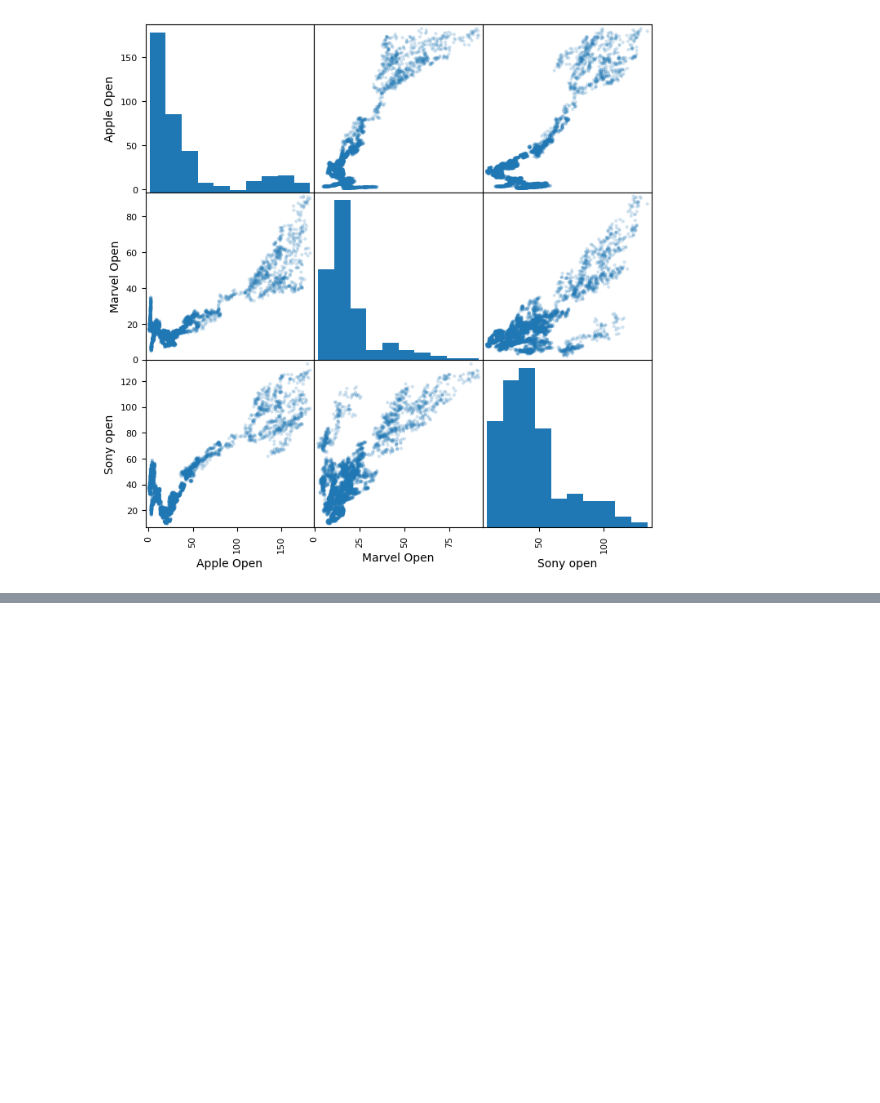
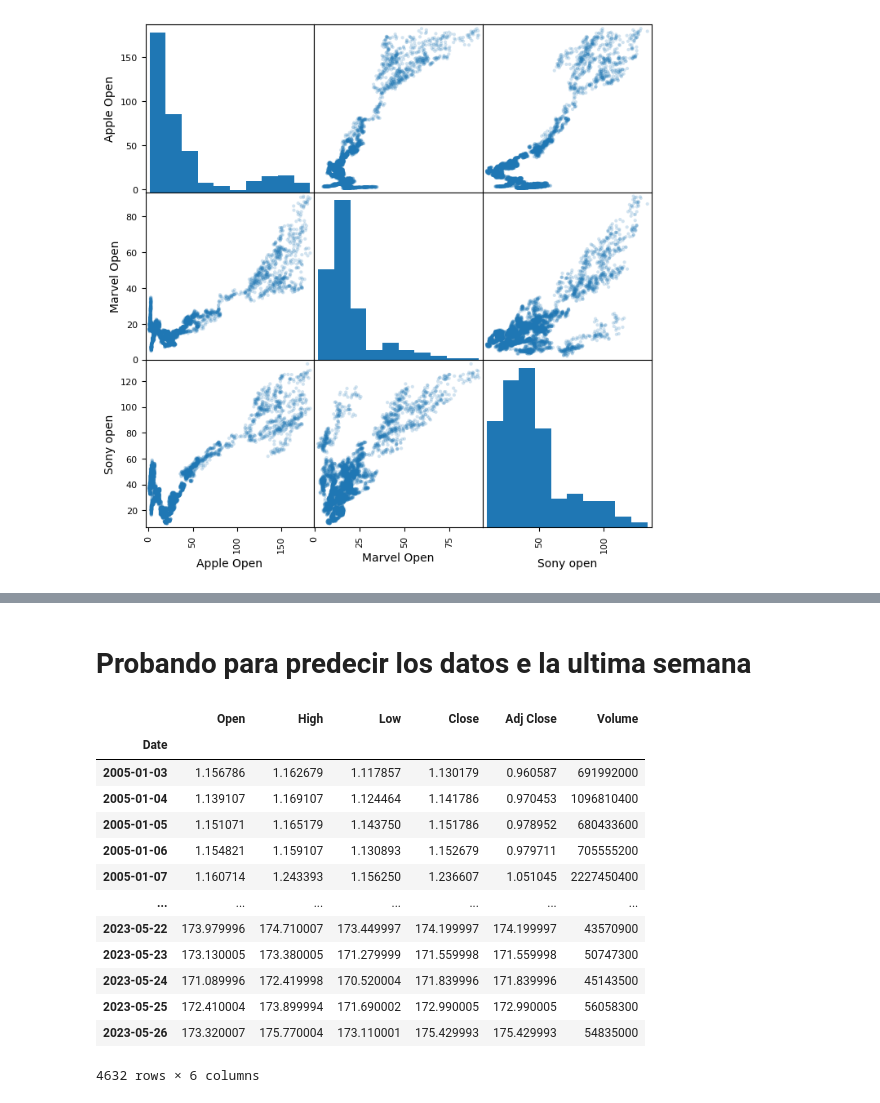
Before and after one commit to SergioAMMH/Data-Analisis, a Jupyter notebook: Proyecto Final/Proyecto Final.ipynb, the cells around one changed output, grey strips where cells are left out. Cells and saved outputs as stored; diff of their text form; code cells hidden in the pictures; blank space fills up the shorter version.

```diff
--- a/Proyecto Final/Proyecto Final.ipynb
+++ b/Proyecto Final/Proyecto Final.ipynb
@@ -236,0 +239,22 @@ plt.plot(X_T.index,y_pred)
+# %% [markdown]
+# Probando para predecir los datos e la ultima semana
+# %%
+Marvel7 = Marvel.tail(7)
+Marvel7
+Marvel7m = df.head(len(df) - 7)
+Marvel7m
+# %% [output]
+|  | Open | High | Low | Close | Adj Close | Volume |
+| Date |  |  |  |  |  |  |
+| 2005-01-03 | 1.156786 | 1.162679 | 1.117857 | 1.130179 | 0.960587 | 691992000 |
+| 2005-01-04 | 1.139107 | 1.169107 | 1.124464 | 1.141786 | 0.970453 | 1096810400 |
+| 2005-01-05 | 1.151071 | 1.165179 | 1.143750 | 1.151786 | 0.978952 | 680433600 |
+| 2005-01-06 | 1.154821 | 1.159107 | 1.130893 | 1.152679 | 0.979711 | 705555200 |
+| 2005-01-07 | 1.160714 | 1.243393 | 1.156250 | 1.236607 | 1.051045 | 2227450400 |
+| ... | ... | ... | ... | ... | ... | ... |
+| 2023-05-22 | 173.979996 | 174.710007 | 173.449997 | 174.199997 | 174.199997 | 43570900 |
+| 2023-05-23 | 173.130005 | 173.380005 | 171.279999 | 171.559998 | 171.559998 | 50747300 |
+| 2023-05-24 | 171.089996 | 172.419998 | 170.520004 | 171.839996 | 171.839996 | 45143500 |
+| 2023-05-25 | 172.410004 | 173.899994 | 171.690002 | 172.990005 | 172.990005 | 56058300 |
+| 2023-05-26 | 173.320007 | 175.770004 | 173.110001 | 175.429993 | 175.429993 | 54835000 |
+4632 rows × 6 columns
```
Also changed, not shown: parts of 21 cells of this notebook.
